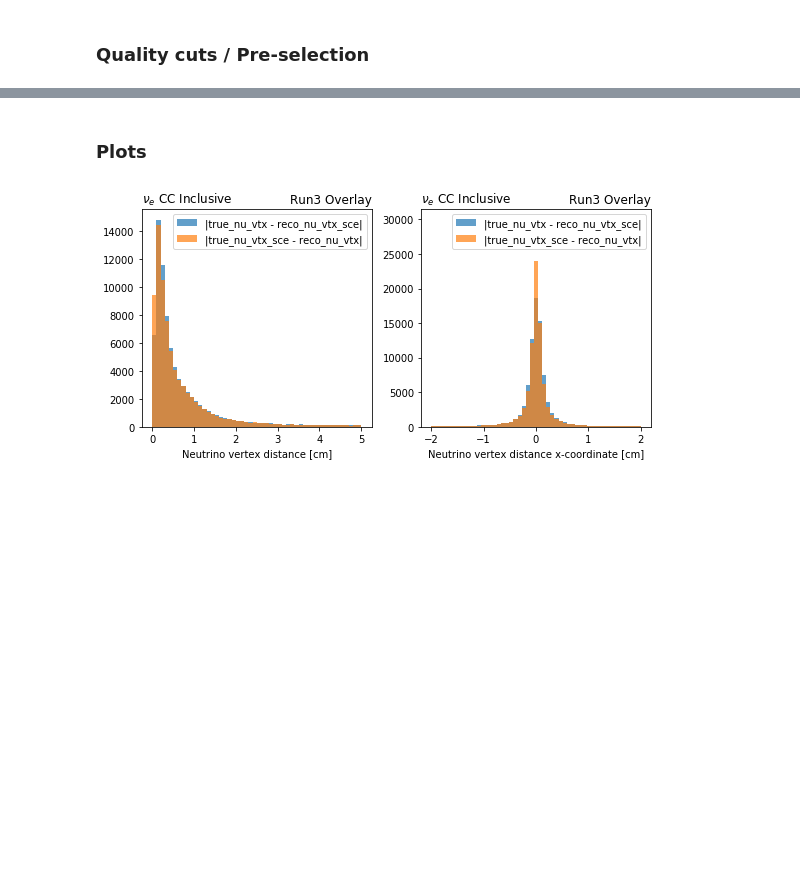
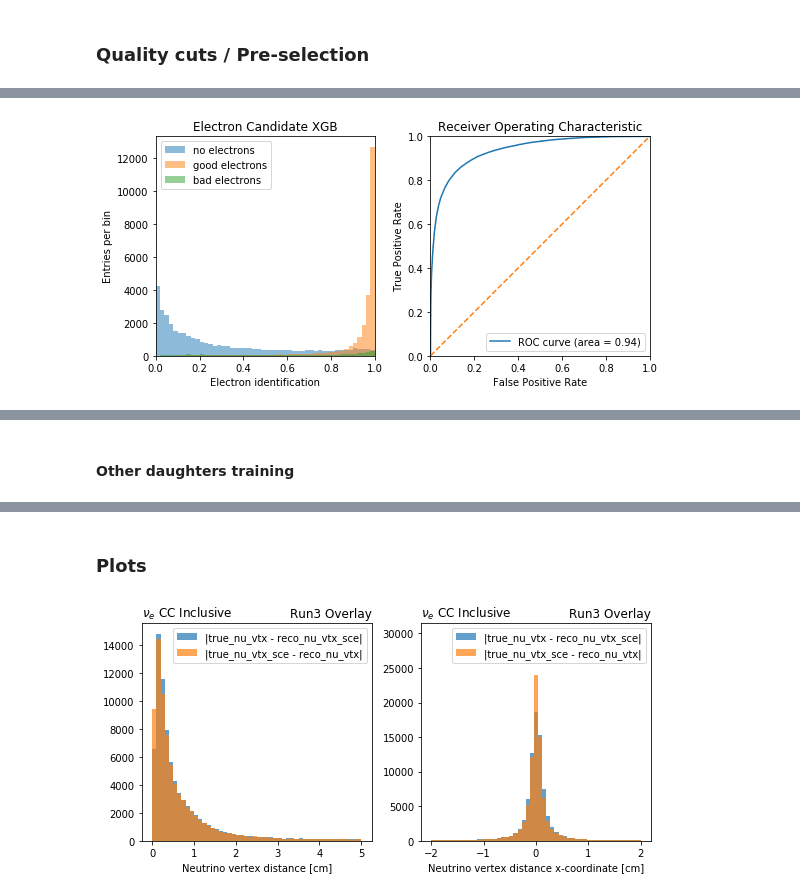
Before and after one commit to Wouter-VDP/nueccinc, a Jupyter notebook: MainLoader.ipynb, the cells around one changed output, grey strips where cells are left out. Saved outputs shown, nothing was run; the diff lists cells and outputs as text; code cells hidden in the pictures; blank space fills up the shorter version.

```diff
--- a/MainLoader.ipynb
+++ b/MainLoader.ipynb
@@ -30,8 +34,11 @@ mass_p = 0.93827
 min_p_energy = mass_p + 0.04
 min_e_energy = 0.020
 x_sce_magic = 1.03
+seed = 7
+test_size = 0.4
+
 pot_target = 1e20
-mc_samples = ["NUE", "MC", "DIRT"]
+mc_samples = ["NUE", "MC", "DRT"]
 # %% [output]
 [interactive output not drawn]
 # %%
@@ -490,0 +633,5 @@ Name: interaction, dtype: int64
+# %%
+%time
+# fit model no training data
+model_e = XGBClassifier(max_depth=6)
+model_e.fit(X_train, y_train["train_label"], sample_weight=y_train["train_weight"])
@@ -490,0 +692,50 @@ Name: interaction, dtype: int64
+# %%
+fig, ax = plt.subplots(ncols=2, figsize=(8, 4))
+
+y_pred = model_e.predict_proba(X_test).T[1]
+fpr, tpr, _ = roc_curve(y_test["train_label"], y_pred)
+roc_auc = auc(fpr, tpr)
+
+ax[0].hist(
+    y_pred[y_test["train_label"] == 0],
+    alpha=0.5,
+    bins=50,
+    range=(0, 1),
+    label="no electrons",
+    density=False,
+)
+ax[0].hist(
+    y_pred[(y_test["train_label"] == 1) & (y_test["train_weight"] > 2)],
+    alpha=0.5,
+    bins=50,
+    range=(0, 1),
+    label="good electrons",
+    density=False,
+)
+ax[0].hist(
+    y_pred[(y_test["train_label"] == 1) & (y_test["train_weight"] < 2)],
+    alpha=0.5,
+    bins=50,
+    range=(0, 1),
+    label="bad electrons",
+    density=False,
+)
+ax[0].legend(loc="upper left")
+ax[0].set_xlim(0, 1)
+ax[0].set_xlabel("Electron identification")
+ax[0].set_ylabel("Entries per bin")
+ax[0].set_title("Electron Candidate XGB")
+
+ax[1].plot(fpr, tpr, label="ROC curve (area = %0.2f)" % roc_auc)
+plt.plot([0, 1], [0, 1], linestyle="--")
+plt.xlim([0.0, 1.0])
+plt.ylim([0.0, 1.0])
+plt.xlabel("False Positive Rate")
+plt.ylabel("True Positive Rate")
+plt.title("Receiver Operating Characteristic")
+plt.legend(loc="lower right")
+
+fig.tight_layout()
+fig.savefig(output_dir + "e_bdt_test.pdf")
+# %% [output]
+[figure, added]
@@ -490,0 +743,2 @@ Name: interaction, dtype: int64
+# %% [markdown]
+#### Other daughters training
```
Also changed, not shown: parts of 25 cells of this notebook, 6 other files.
